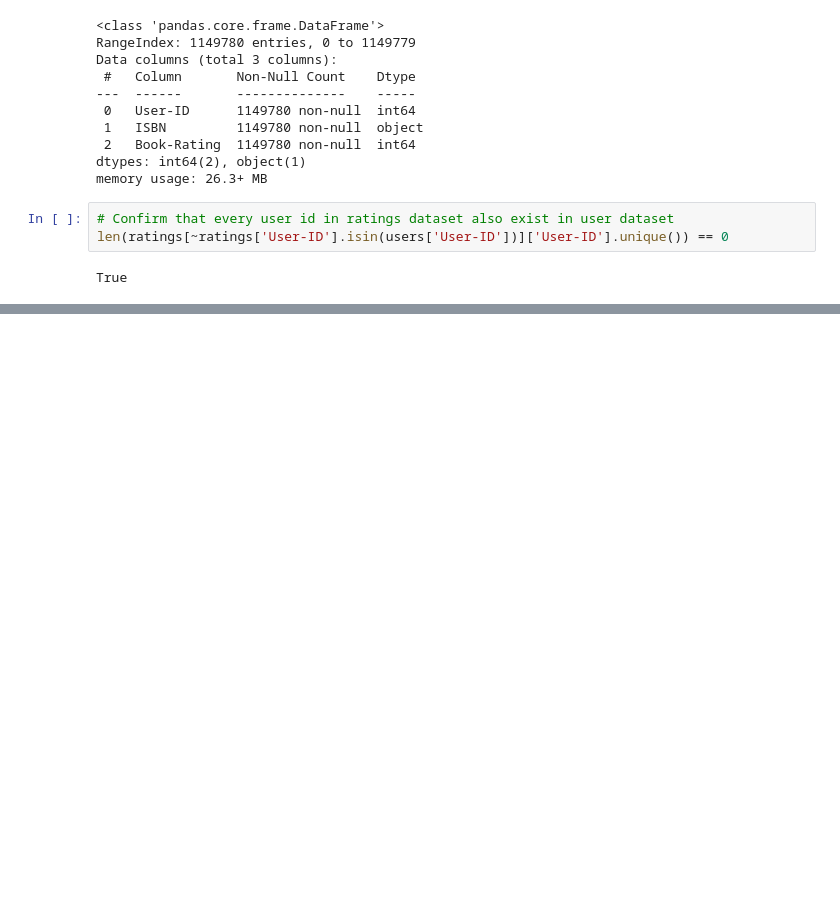
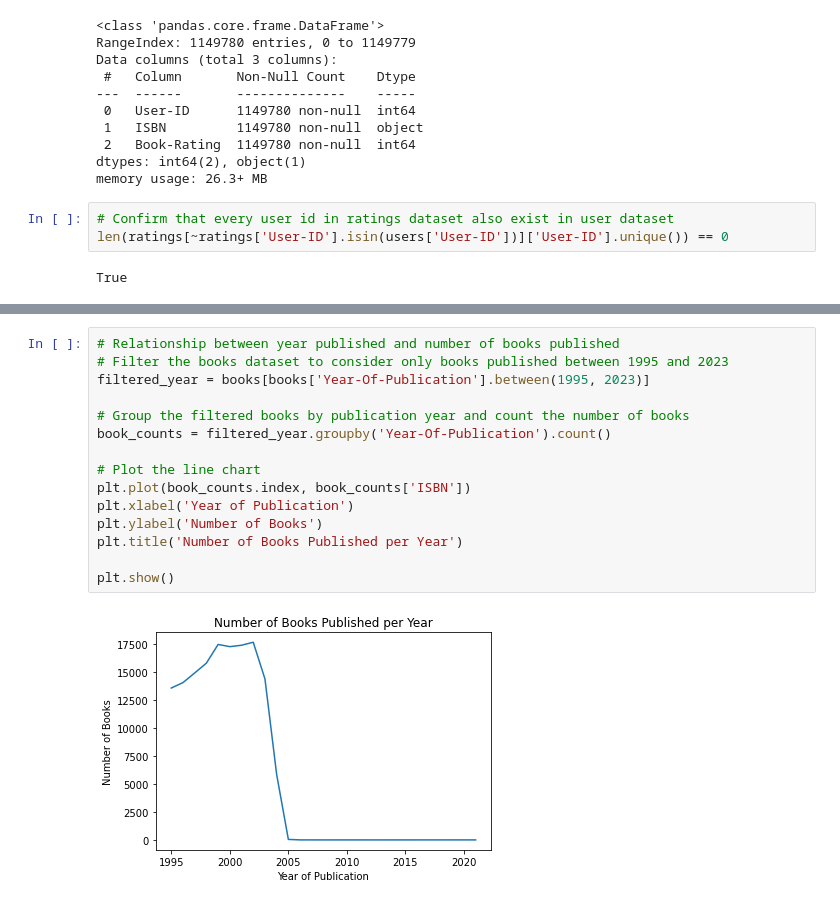
Before and after one commit to phuongnk27/Book-Recommendation, a Jupyter notebook: rec_system.ipynb, the cells around one changed output, grey strips where cells are left out. Drawn from its saved outputs; the diff is of its cells as text; blank space fills up the shorter version.

```diff
--- a/rec_system.ipynb
+++ b/rec_system.ipynb
@@ -158,0 +227,17 @@ True
+# %%
+# Relationship between year published and number of books published
+# Filter the books dataset to consider only books published between 1995 and 2023
+filtered_year = books[books['Year-Of-Publication'].between(1995, 2023)]
+
+# Group the filtered books by publication year and count the number of books
+book_counts = filtered_year.groupby('Year-Of-Publication').count()
+
+# Plot the line chart
+plt.plot(book_counts.index, book_counts['ISBN'])
+plt.xlabel('Year of Publication')
+plt.ylabel('Number of Books')
+plt.title('Number of Books Published per Year')
+
+plt.show()
+# %% [output]
+[figure, added]
```
Also changed, not shown: parts of 12 cells of this notebook.
